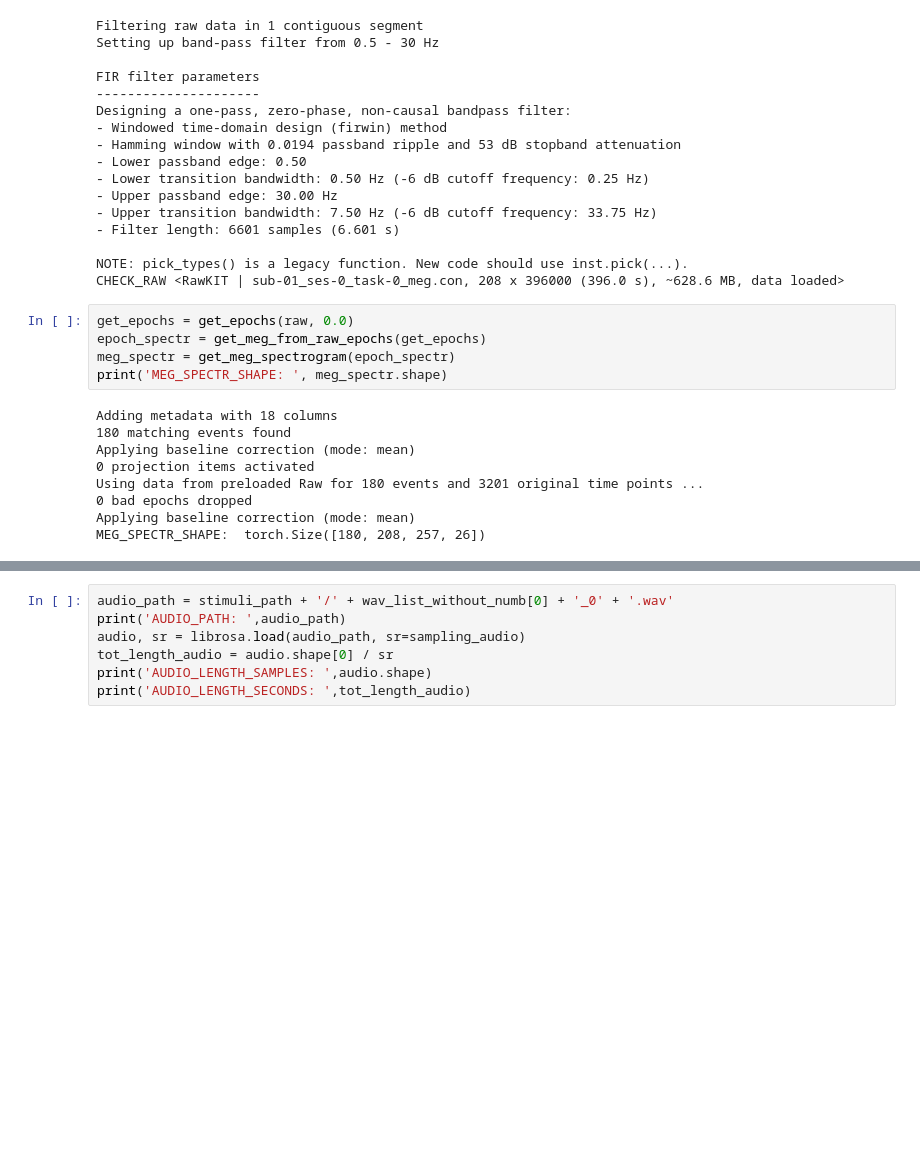
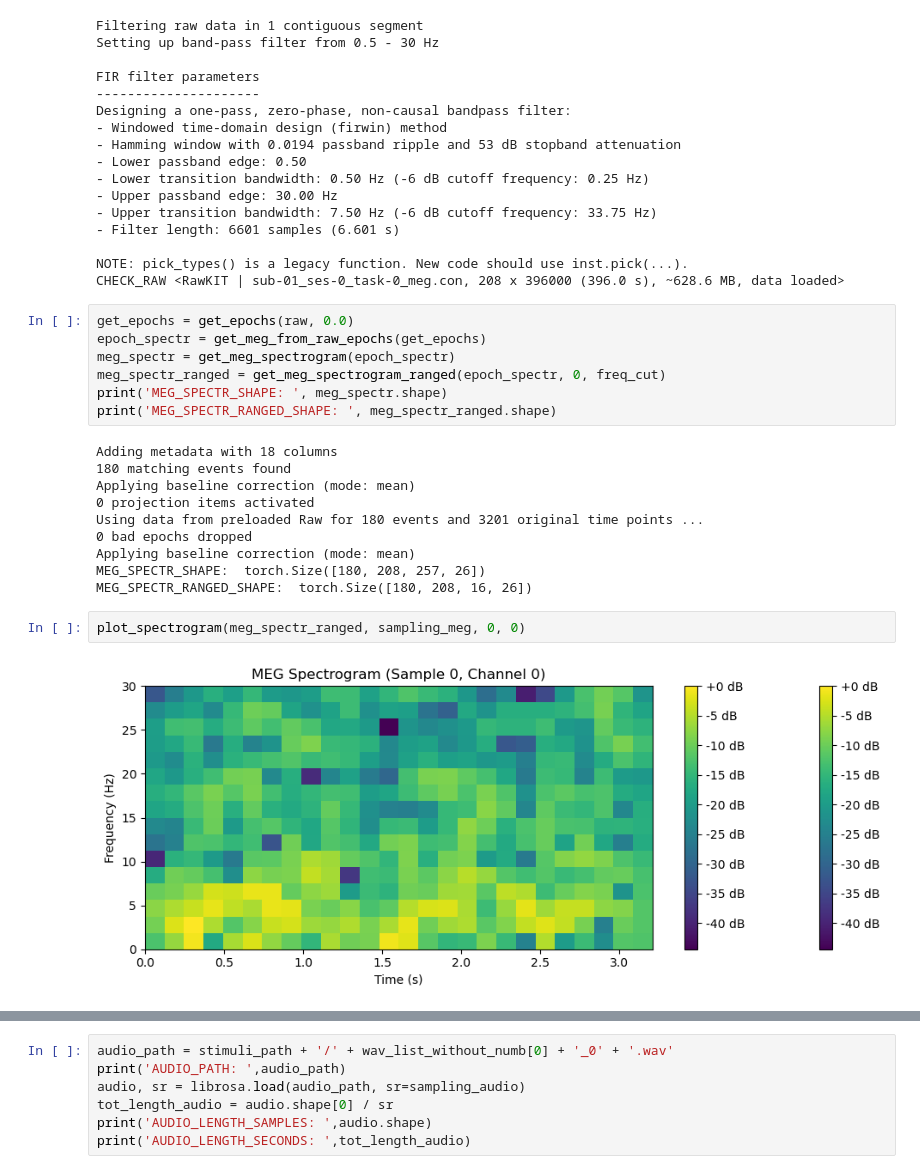
Before and after one commit to neoayanami/meg-encoding, a Jupyter notebook: run.ipynb, the cells around one changed output, grey strips where cells are left out. Cells and saved outputs as stored; diff of their text form; blank space fills up the shorter version.

```diff
--- a/run.ipynb
+++ b/run.ipynb
@@ -73,7 +73,9 @@ CHECK_RAW <RawKIT | sub-01_ses-0_task-0_meg.con, 208 x 396000 (396.0 s), ~628.6
 get_epochs = get_epochs(raw, 0.0)
 epoch_spectr = get_meg_from_raw_epochs(get_epochs)
 meg_spectr = get_meg_spectrogram(epoch_spectr)
+meg_spectr_ranged = get_meg_spectrogram_ranged(epoch_spectr, 0, freq_cut)
 print('MEG_SPECTR_SHAPE: ', meg_spectr.shape)
+print('MEG_SPECTR_RANGED_SHAPE: ', meg_spectr_ranged.shape)
 # %% [output]
 Adding metadata with 18 columns
 180 matching events found
@@ -83,4 +85,9 @@ Using data from preloaded Raw for 180 events and 3201 original time points ...
 0 bad epochs dropped
 Applying baseline correction (mode: mean)
 MEG_SPECTR_SHAPE:  torch.Size([180, 208, 257, 26])
+MEG_SPECTR_RANGED_SHAPE:  torch.Size([180, 208, 16, 26])
+# %%
+plot_spectrogram(meg_spectr_ranged, sampling_meg, 0, 0)
+# %% [output]
+[figure, added]
 # %%
```
Also changed, not shown: parts of 1 cell of this notebook, 1 other file.
